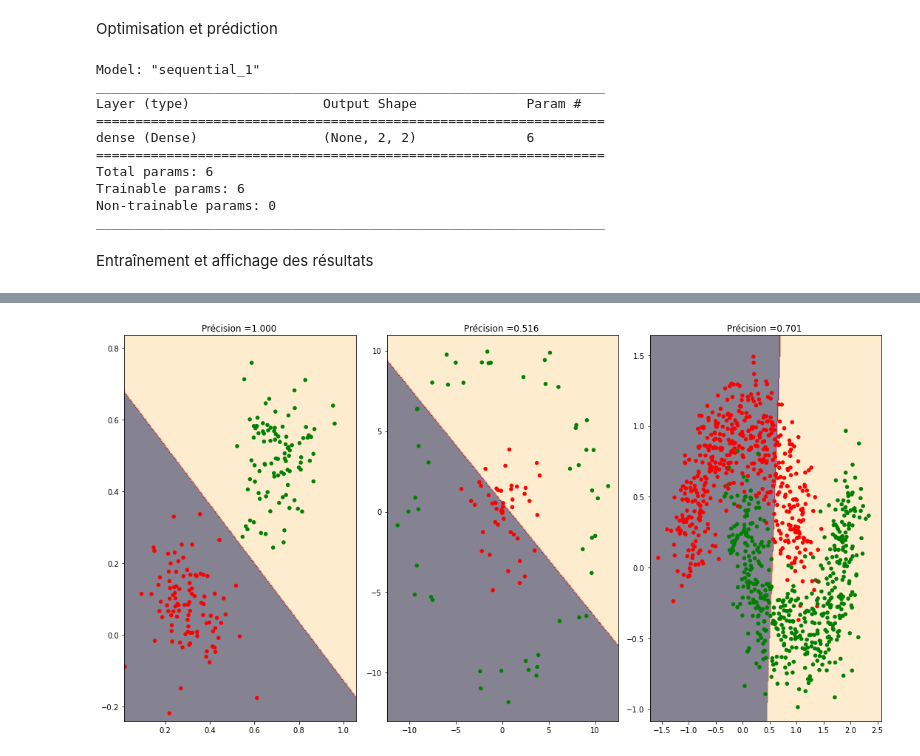
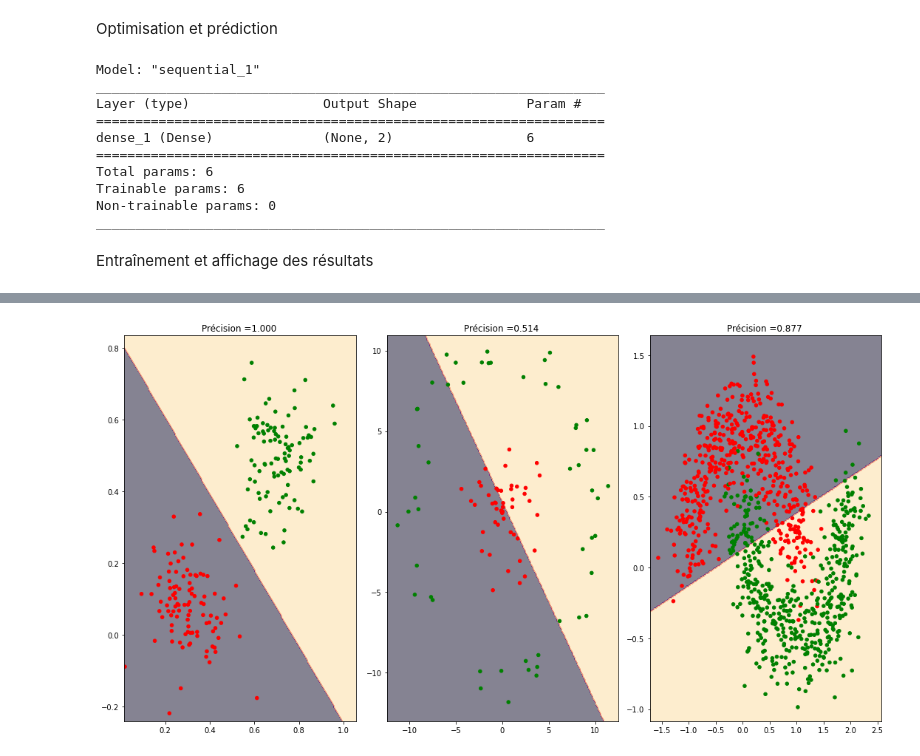
Before and after one commit to aafaf-arharas/ML_TPs, a Jupyter notebook: 01_perceptron_etud.ipynb, the cells around one changed output, grey strips where cells are left out. Saved outputs shown, nothing was run; the diff lists cells and outputs as text; code cells hidden in the pictures.

```diff
--- a/01_perceptron_etud.ipynb
+++ b/01_perceptron_etud.ipynb
@@ -39,11 +39,11 @@ Paramètres du problème
 -------------------------------------------------------------------------
 '''
 # Nombre de classes
-num_labels = 2
+num_labels = 2 #normalement labels=1 (0 or 1)
 
 
 # Nombre de descripteurs
-num_features = 2
+num_features = 2 #coordonnées
 
-fichiers_train = ['/content/linear_data_train.csv','/content/twocircles_data_train.csv','/content/moon_data_train.csv']
-fichiers_test = ['/content/linear_data_eval.csv','/content/twocircles_data_eval.csv','/content/moon_data_eval.csv']
+fichiers_train = ['/linear_data_train.csv','/twocircles_data_train.csv','/moon_data_train.csv']
+fichiers_test = ['/linear_data_eval.csv','/twocircles_data_eval.csv','/moon_data_eval.csv']
@@ -139,6 +109,9 @@ lr = 0.01
 Définition du modèle $y=softmax(w^Tx+b)$
 # %%
 # Définition du modèle
-from tensorflow.keras.models import Sequential
-model = Sequential()
-model.add(Dense(2, activation="softmax" ,input_shape =(2,2)))
+from tensorflow.keras import Input
+model = Sequential ()
+model.add(Input(shape=(2,)))
+model.add(Dense(2, activation='softmax'))
+
+model.summary()
@@ -146,14 +130,14 @@ model.add(Dense(2, activation="softmax" ,input_shape =(2,2)))
 Optimisation et prédiction
 # %%
 # Fonction de perte et procédure d'optimisation : entropue croisée binaire et Adam
-model.compile(loss="binary_crossentropy",optimizer="Adam",metrics=['accuracy'])
+model.compile(loss="binary_crossentropy",optimizer="Adam",metrics=['acc'])
 model.summary()
 # %% [output]
 Model: "sequential_1"
 _________________________________________________________________
 Layer (type)                 Output Shape              Param #
 =================================================================
-dense (Dense)                (None, 2, 2)              6
+dense_1 (Dense)              (None, 2)                 6
 =================================================================
 Total params: 6
 Trainable params: 6
@@ -170,6 +154,6 @@ for i,name_train,name_test in zip ([0,1,2],fichiers_train,fichiers_test):
 
     # Entraînement
     hist=model.fit(train_data, train_labels, epochs=num_epochs, batch_size=batch_size,verbose=0)
-    titre= "Précision ={0:5.3f} ".format(hist.history.get('accuracy')[-1])
+    titre= "Précision ={0:5.3f} ".format(hist.history.get('acc')[-1])
     plotResults(axs[i],test_data, test_labels, model, titre)
 # %% [output]
@@ -177 +160 @@ WARNING:tensorflow:Model was constructed with shape (None, 2, 2) for input Keras
-[figure, old version]
+[figure, new version]
```
Also changed, not shown: parts of 4 cells of this notebook.
